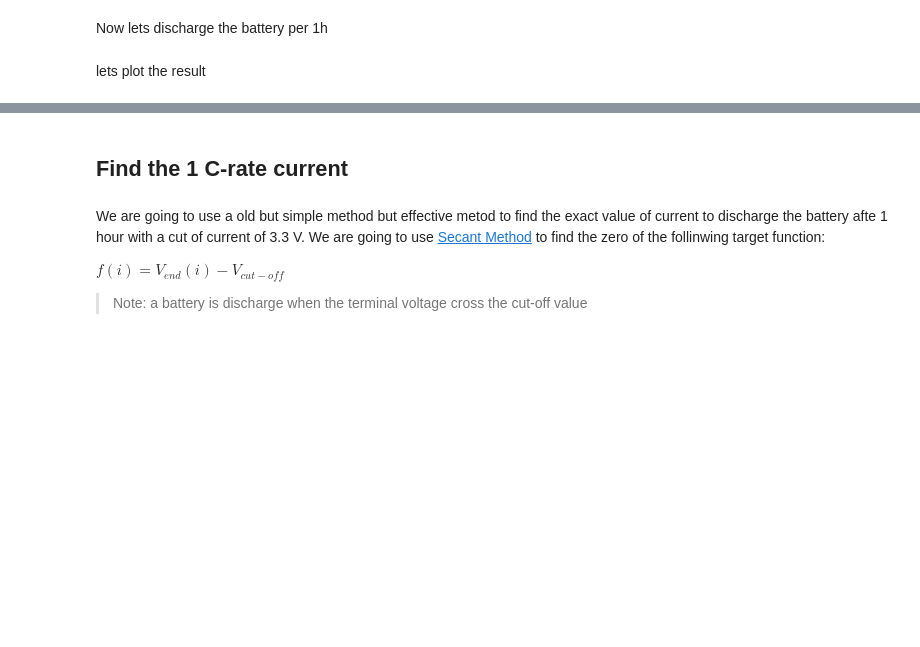
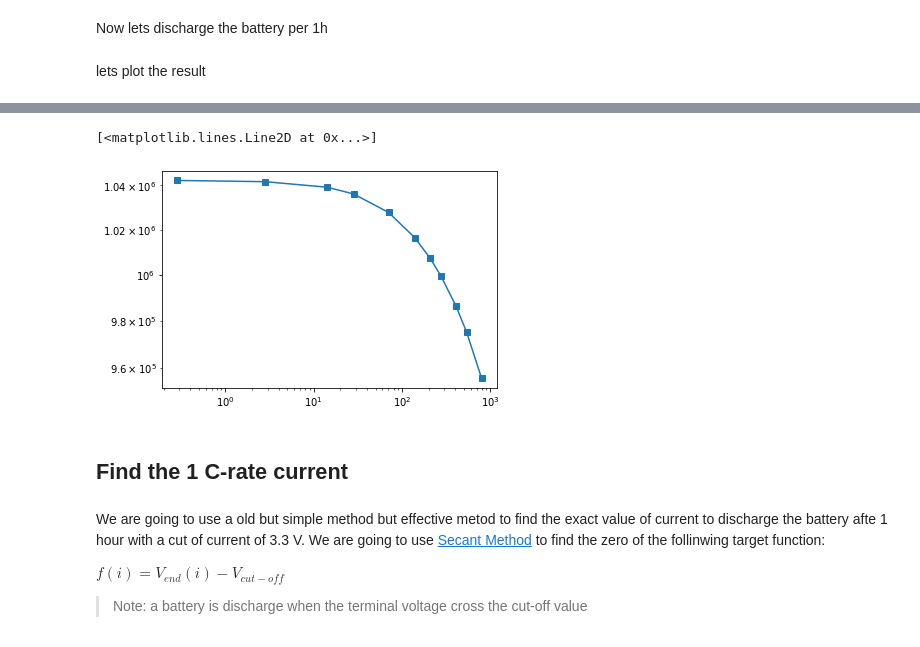
Before and after one commit to paolodeangelis/Energy_storage, a Jupyter notebook: 2-Hands-on_LIB_modelling.ipynb, the cells around one changed output, grey strips where cells are left out. Drawn from its saved outputs; the diff is of its cells as text; code cells hidden in the pictures; blank space fills up the shorter version.

```diff
--- a/2-Hands-on_LIB_modelling.ipynb
+++ b/2-Hands-on_LIB_modelling.ipynb
@@ -99,0 +164,33 @@ plt.show()
+# %%
+
+def get_energy(V, I, t):
+    return trapz(V*I, x=t)
+
+def get_cell_volume_and_mass(param):
+    vol = param['Cell volume [m3]']
+    t = 0
+    rho = 0
+    componets = [
+        'Negative electrode',
+        'Negative current collector',
+        'Positive electrode',
+        'Positive current collector',
+        'Separator'
+    ]
+    for comp in componets:
+        rho_ = param[comp+' density [kg.m-3]']
+        t_ = param[comp+' thickness [m]']
+        rho += rho_*t_
+        t += t_
+    rho /= t
+    mass = rho*vol
+    return vol, mass
+
+CELL_VOL, CELL_MASS = get_cell_volume_and_mass(param)
+specifc_power = []
+specifc_energy = []
+for i, (c_rate, v, t) in enumerate(zip(C_RATES, voltages, times)):
+    energy = get_energy(v, c_rate*C_RATE, t*3600)
+    power = energy / (t.max()*3600)
+    specifc_energy.append(energy/CELL_MASS)
+    specifc_power.append(power/CELL_MASS)
@@ -99,0 +225,5 @@ plt.show()
+# %%
+plt.loglog(specifc_power, specifc_energy, '-s')
+# %% [output]
+[<matplotlib.lines.Line2D at 0x...>]
+[figure, added]
```
Also changed, not shown: parts of 20 cells of this notebook.
